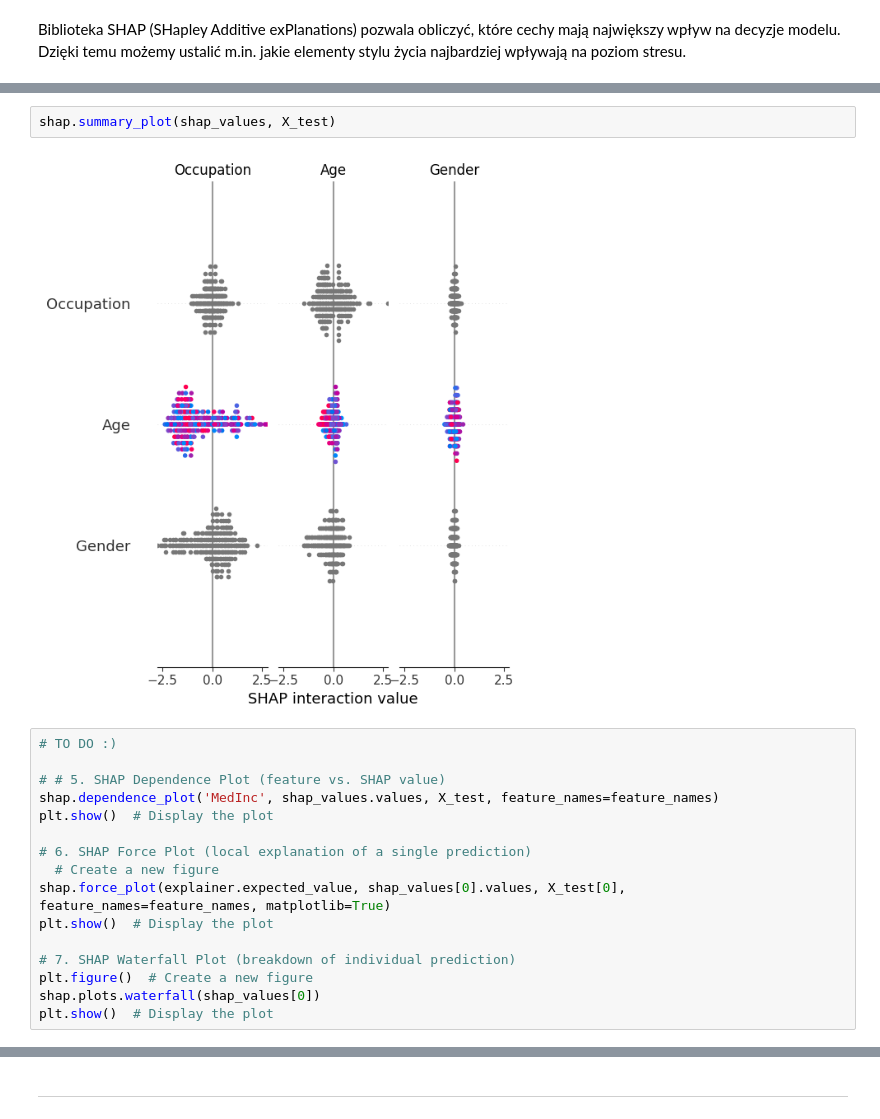
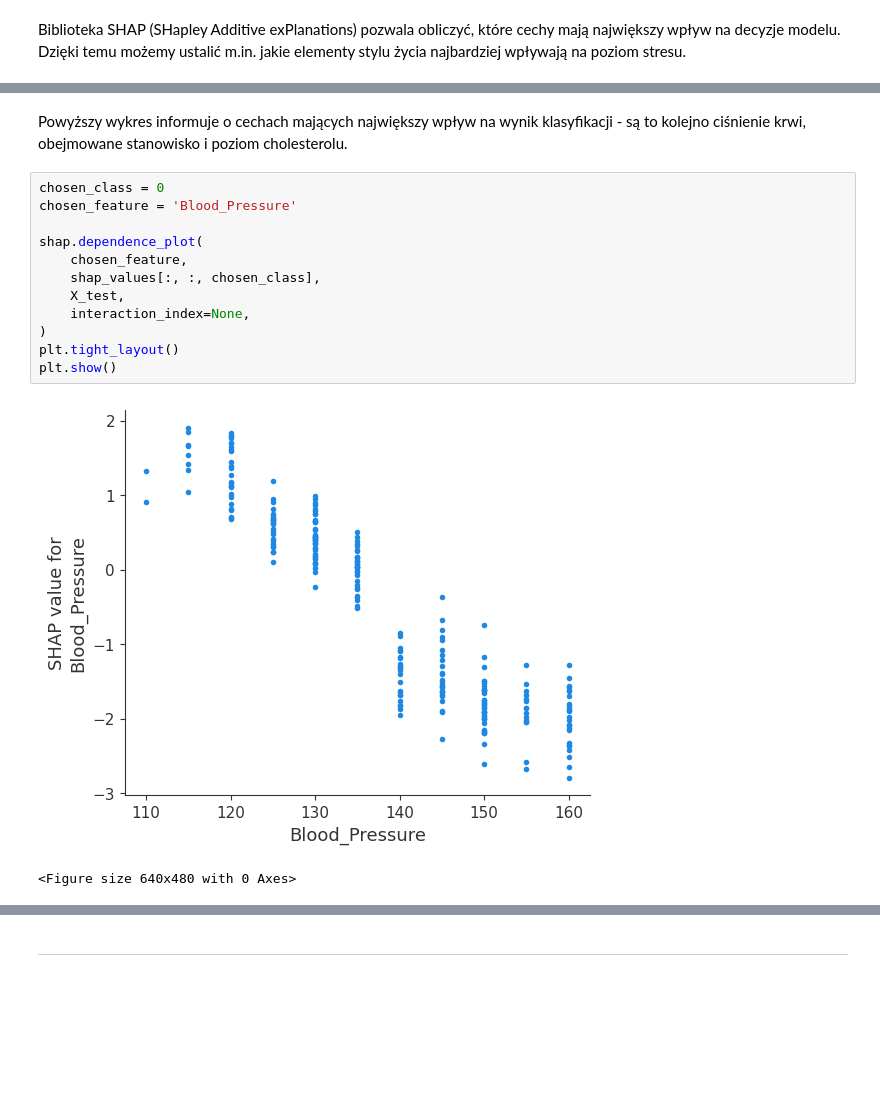
Before and after one commit to Sumitjadhav5004/ML-Stress-Prediction, a Jupyter notebook: stress_prediction.ipynb, the cells around one changed output, grey strips where cells are left out. Cells and saved outputs as stored; diff of their text form; blank space fills up the shorter version.

```diff
--- a/stress_prediction.ipynb
+++ b/stress_prediction.ipynb
@@ -551,20 +535,17 @@ ValueError: Mime type rendering requires nbformat>=4.2.0 but it is not installed
-# %%
-shap.summary_plot(shap_values, X_test)
-# %% [output]
-[figure, removed]
-# %%
-# TO DO :)
-
-# # 5. SHAP Dependence Plot (feature vs. SHAP value)
-shap.dependence_plot('MedInc', shap_values.values, X_test, feature_names=feature_names)
-plt.show()  # Display the plot
-
-# 6. SHAP Force Plot (local explanation of a single prediction)
-  # Create a new figure
-shap.force_plot(explainer.expected_value, shap_values[0].values, X_test[0], feature_names=feature_names, matplotlib=True)
-plt.show()  # Display the plot
-
-# 7. SHAP Waterfall Plot (breakdown of individual prediction)
-plt.figure()  # Create a new figure
-shap.plots.waterfall(shap_values[0])
-plt.show()  # Display the plot
+# %% [markdown]
+Powyższy wykres informuje o cechach mających największy wpływ na wynik klasyfikacji - są to kolejno ciśnienie krwi, obejmowane stanowisko i poziom cholesterolu.
+# %%
+chosen_class = 0
+chosen_feature = 'Blood_Pressure'
+
+shap.dependence_plot(
+    chosen_feature,
+    shap_values[:, :, chosen_class],
+    X_test,
+    interaction_index=None,
+)
+plt.tight_layout()
+plt.show()
+# %% [output]
+[figure, added]
+<Figure size 640x480 with 0 Axes>
```
Also changed, not shown: parts of 34 cells of this notebook, 1 other file.
